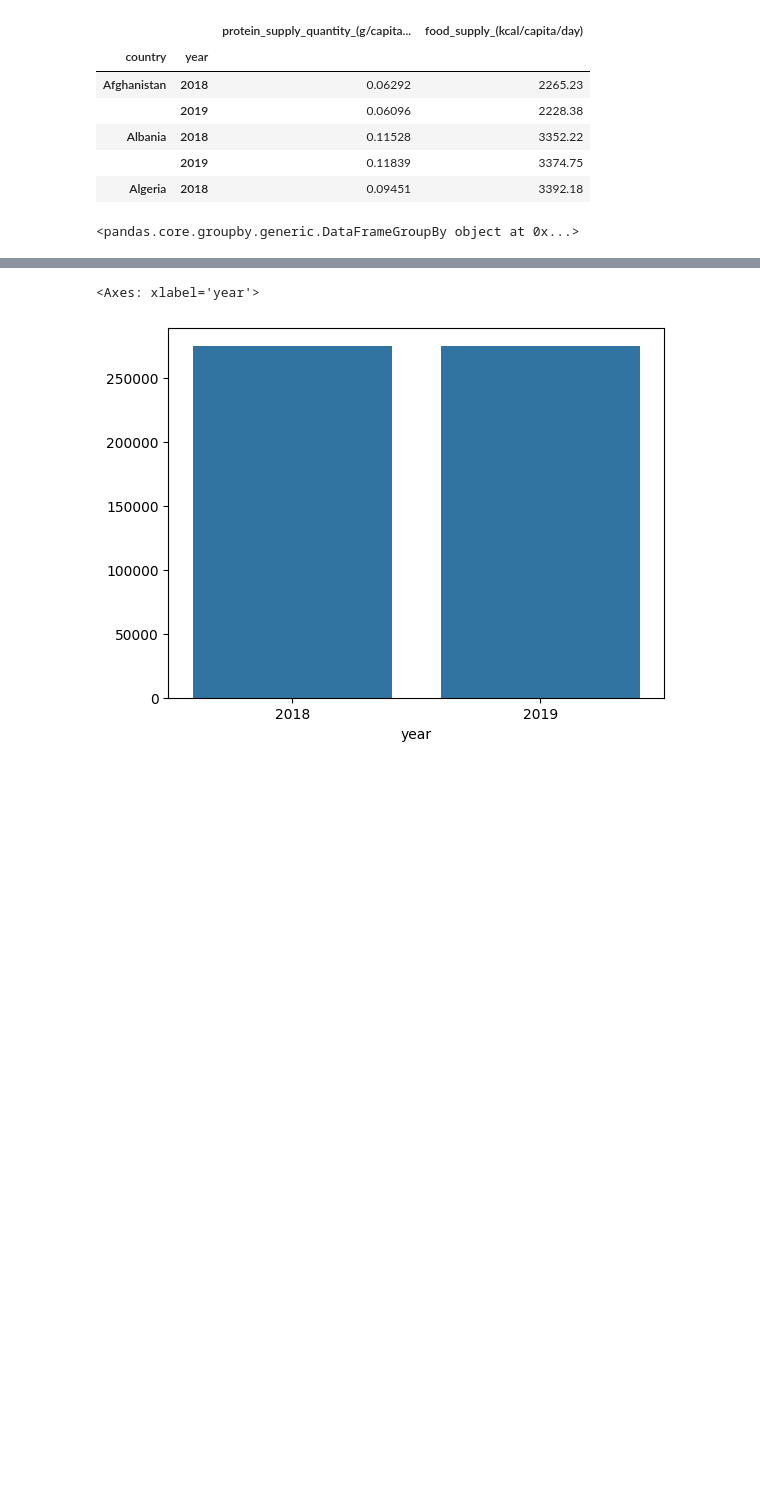
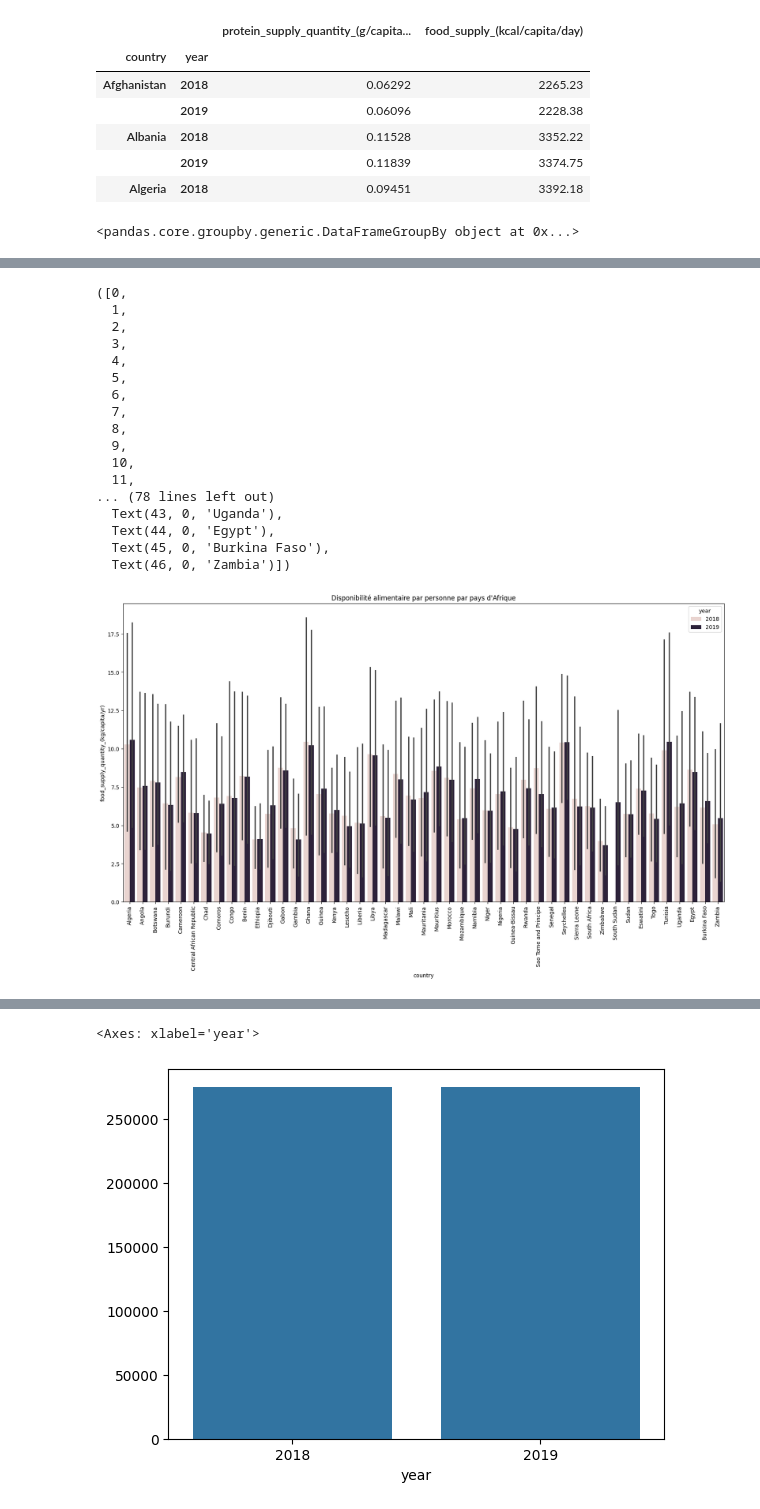
Before and after one commit to t7bo/projet-brief-pandas, a Jupyter notebook: deb.ipynb, the cells around one changed output, grey strips where cells are left out. Saved outputs shown, nothing was run; the diff lists cells and outputs as text; code cells hidden in the pictures; blank space fills up the shorter version.

```diff
--- a/deb.ipynb
+++ b/deb.ipynb
@@ -724,0 +742,26 @@ plt.xticks(rotation=90)
+# %%
+filtre_continent = final_df['continent'] == 'Africa'
+africa = final_df[filtre_continent]
+plt.figure(figsize=(20,10))
+plt.title("Disponibilité alimentaire par personne par pays d'Afrique")
+sns.barplot(x = 'country', y ='food_supply_quantity_(kg/capita/yr)', data=africa, hue='year')
+plt.xticks(rotation=90)
+# %% [output]
+([0,
+  1,
+  2,
+  3,
+  4,
+  5,
+  6,
+  7,
+  8,
+  9,
+  10,
+  11,
+... (78 lines left out)
+  Text(43, 0, 'Uganda'),
+  Text(44, 0, 'Egypt'),
+  Text(45, 0, 'Burkina Faso'),
+  Text(46, 0, 'Zambia')])
+[figure, added]
```
Also changed, not shown: parts of 24 cells of this notebook, 2 other files.
